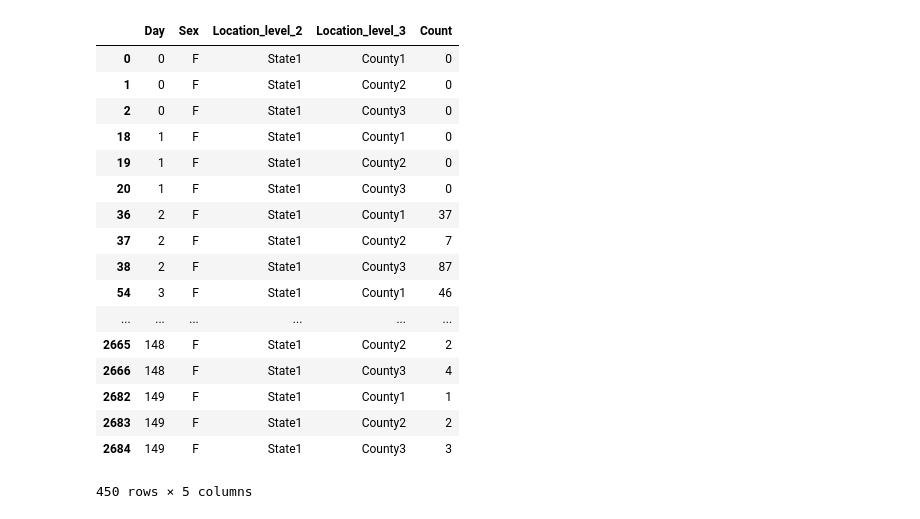
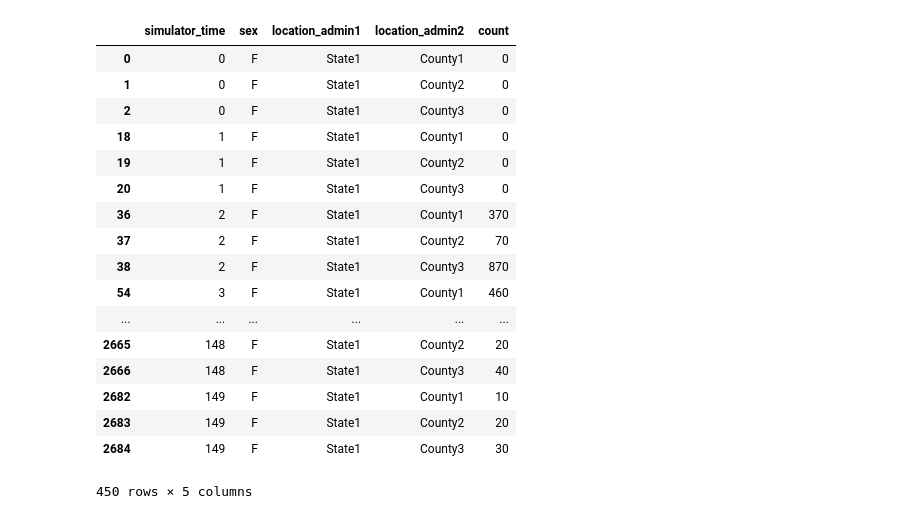
Before and after one commit to ApolloDev/jupyter-notebooks, a Jupyter notebook: demo.ipynb, the cells around one changed output. Cells and saved outputs as stored; diff of their text form; code cells hidden in the pictures.

```diff
--- a/demo.ipynb
+++ b/demo.ipynb
@@ -11,6 +11,6 @@ import numpy as np
 import pandas as pd
 import tables
 # %%
-line_listing = pd.read_csv('http://research.rods.pitt.edu/data.csv')
+line_listing = pd.read_csv('http://research.rods.pitt.edu/line_listing.csv')
 line_listing
 # %% [output]
@@ -141,41 +141,41 @@ output_file("nspdbs.html")
 
 show(plot)
 # %%
-newly_sick = line_listing[line_listing['Infection_state'] == 'NEWLY_SICK']
+newly_sick = line_listing[line_listing['infection_state'] == 'NEWLY_SICK']
 
 newly_sick_per_day_by_state_and_county \
-    = newly_sick.groupby(['Day', 'Sex','Location_level_2',"Location_level_3"])['Count'].aggregate(sum)
+    = newly_sick.groupby(['simulator_time', 'sex','location_admin1',"location_admin2"])['count'].aggregate(sum)
 
-newly_sick_per_day_by_state_and_county = newly_sick_per_day_by_state_and_county.to_frame("Count")
+newly_sick_per_day_by_state_and_county = newly_sick_per_day_by_state_and_county.to_frame("count")
 newly_sick_per_day_by_state_and_county = newly_sick_per_day_by_state_and_county.reset_index()
 
 newly_sick_females_per_day_by_state_and_county = (newly_sick_per_day_by_state_and_county
-    [newly_sick_per_day_by_state_and_county.Sex.str.contains("M") == False])
+    [newly_sick_per_day_by_state_and_county.sex.str.contains("M") == False])
 
 newly_sick_females_per_day_in_state_1_and_3 = (newly_sick_females_per_day_by_state_and_county
-    [newly_sick_females_per_day_by_state_and_county.Location_level_2.str.contains("State2") == False])
+    [newly_sick_females_per_day_by_state_and_county.location_admin1.str.contains("State2") == False])
 
 newly_sick_females_per_day_in_state_1 = (newly_sick_females_per_day_in_state_1_and_3
-    [newly_sick_females_per_day_in_state_1_and_3.Location_level_2.str.contains("State3") == False])
+    [newly_sick_females_per_day_in_state_1_and_3.location_admin1.str.contains("State3") == False])
 
 newly_sick_females_per_day_in_state_1
 # %% [output]
-|  | Day | Sex | Location_level_2 | Location_level_3 | Count |
+|  | simulator_time | sex | location_admin1 | location_admin2 | count |
 | 0 | 0 | F | State1 | County1 | 0 |
 | 1 | 0 | F | State1 | County2 | 0 |
 | 2 | 0 | F | State1 | County3 | 0 |
 | 18 | 1 | F | State1 | County1 | 0 |
 | 19 | 1 | F | State1 | County2 | 0 |
 | 20 | 1 | F | State1 | County3 | 0 |
-| 36 | 2 | F | State1 | County1 | 37 |
-| 37 | 2 | F | State1 | County2 | 7 |
-| 38 | 2 | F | State1 | County3 | 87 |
-| 54 | 3 | F | State1 | County1 | 46 |
+| 36 | 2 | F | State1 | County1 | 370 |
+| 37 | 2 | F | State1 | County2 | 70 |
+| 38 | 2 | F | State1 | County3 | 870 |
+| 54 | 3 | F | State1 | County1 | 460 |
 | ... | ... | ... | ... | ... | ... |
-| 2665 | 148 | F | State1 | County2 | 2 |
-| 2666 | 148 | F | State1 | County3 | 4 |
-| 2682 | 149 | F | State1 | County1 | 1 |
-| 2683 | 149 | F | State1 | County2 | 2 |
-| 2684 | 149 | F | State1 | County3 | 3 |
+| 2665 | 148 | F | State1 | County2 | 20 |
+| 2666 | 148 | F | State1 | County3 | 40 |
+| 2682 | 149 | F | State1 | County1 | 10 |
+| 2683 | 149 | F | State1 | County2 | 20 |
+| 2684 | 149 | F | State1 | County3 | 30 |
 450 rows × 5 columns
 # %%
```
Also changed, not shown: parts of 8 cells of this notebook.
